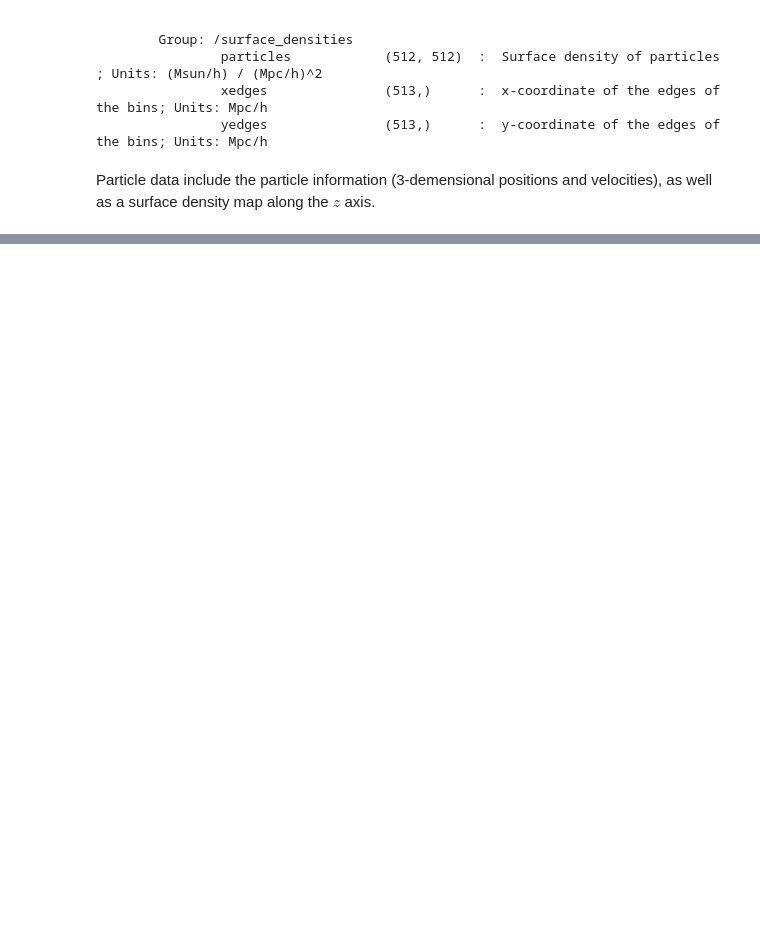
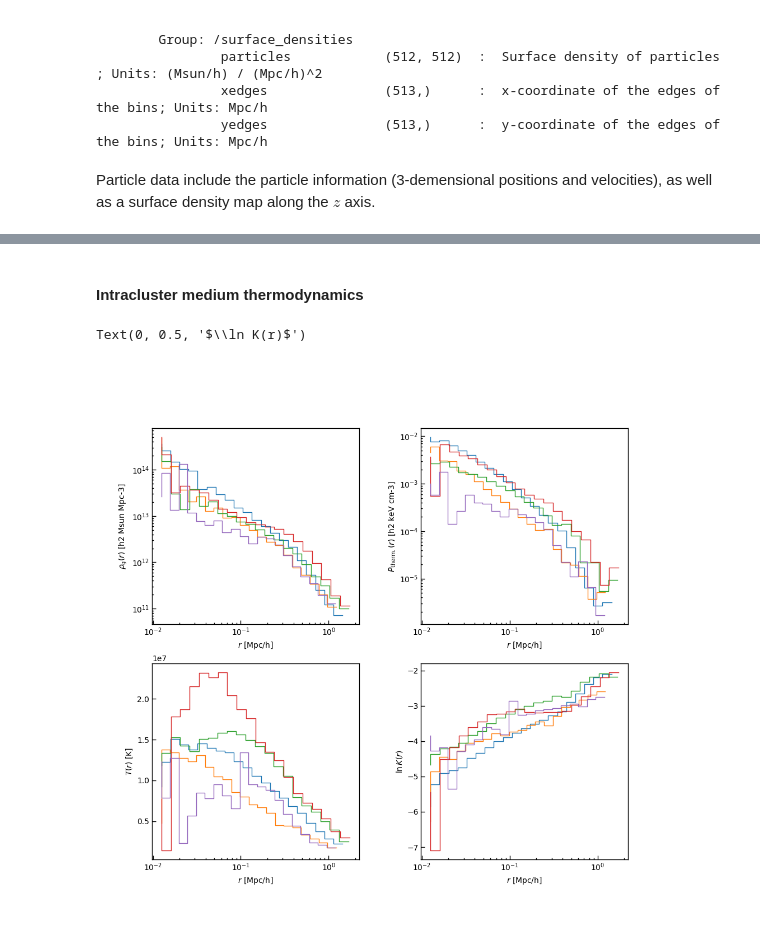
Before and after one commit to ArgonneCPAC/CosmoExplorer-DESCEvent, a Jupyter notebook: data_manipulation_examples.ipynb, the cells around one changed output, grey strips where cells are left out. Drawn from its saved outputs; the diff is of its cells as text; code cells hidden in the pictures; blank space fills up the shorter version.

```diff
--- a/data_manipulation_examples.ipynb
+++ b/data_manipulation_examples.ipynb
@@ -288,0 +411,54 @@ Text(0, 0.5, '$y$ [Mpc/h]')
+# %% [markdown]
+#### Intracluster medium thermodynamics
+# %%
+fig, axs = plt.subplots(2, 2, figsize=(10, 10))
+axs = axs.flatten()
+fig.subplots_adjust(left=0.1, right=0.95, wspace=0.3)
+
+for i in range(5):  # range(len(halos["fof_halo_tag"])):
+    vol = 4 / 3 * np.pi * (
+        halos["profiles"]["bin_radius_right"][i] ** 3
+        - halos["profiles"]["bin_radius_left"][i] ** 3
+    )
+
+    ax = axs[0]
+    ax.step(
+        np.array(halos["profiles"]["bin_radius_right"][i]),
+        np.array(halos["profiles"]["bin_gas_fraction"][i]) * np.array(halos["profiles"]["bin_mass"][i]) / vol,
+        where="pre"
+    )
+
+    ax = axs[1]
+    ax.step(
+        np.array(halos["profiles"]["bin_radius_right"][i]),
+        np.array(halos["profiles"]["bin_gas_pthermal"][i]),
+        where="pre"
+    )
+
+    ax = axs[2]
+    ax.step(
+        np.array(halos["profiles"]["bin_radius_right"][i]),
+        np.array(halos["profiles"]["bin_gas_temperature"][i]),
+        where="pre"
+    )
+
+    ax = axs[3]
+    ax.step(
+        np.array(halos["profiles"]["bin_radius_right"][i]),
+        np.array(halos["profiles"]["bin_gas_entropy"][i]),
+        where="pre"
+    )
+
+for ax in axs:
+    ax.set_xscale("log")
+    ax.set_xlabel("$r$ [Mpc/h]")
+axs[0].set_yscale("log")
+axs[1].set_yscale("log")
+
+axs[0].set_ylabel("$\\rho_{\\rm g}(r)$ [h2 Msun Mpc-3]")
+axs[1].set_ylabel("$P_{\\rm therm.}(r)$ [h2 keV cm-3]")
+axs[2].set_ylabel("$T(r)$ [K]")
+axs[3].set_ylabel("$\\ln K(r)$")
+# %% [output]
+Text(0, 0.5, '$\\ln K(r)$')
+[figure, added]
```
Also changed, not shown: parts of 16 cells of this notebook.
